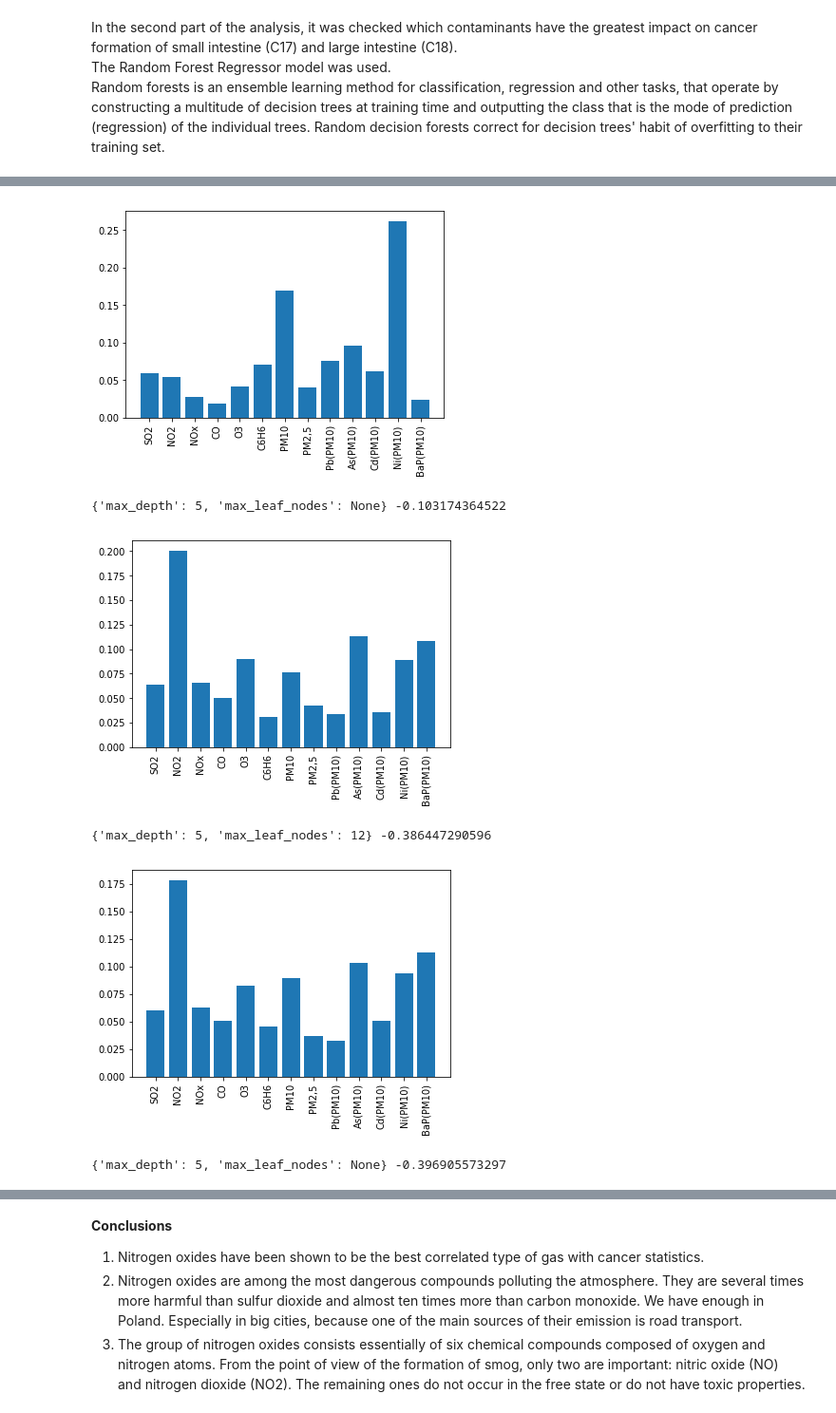
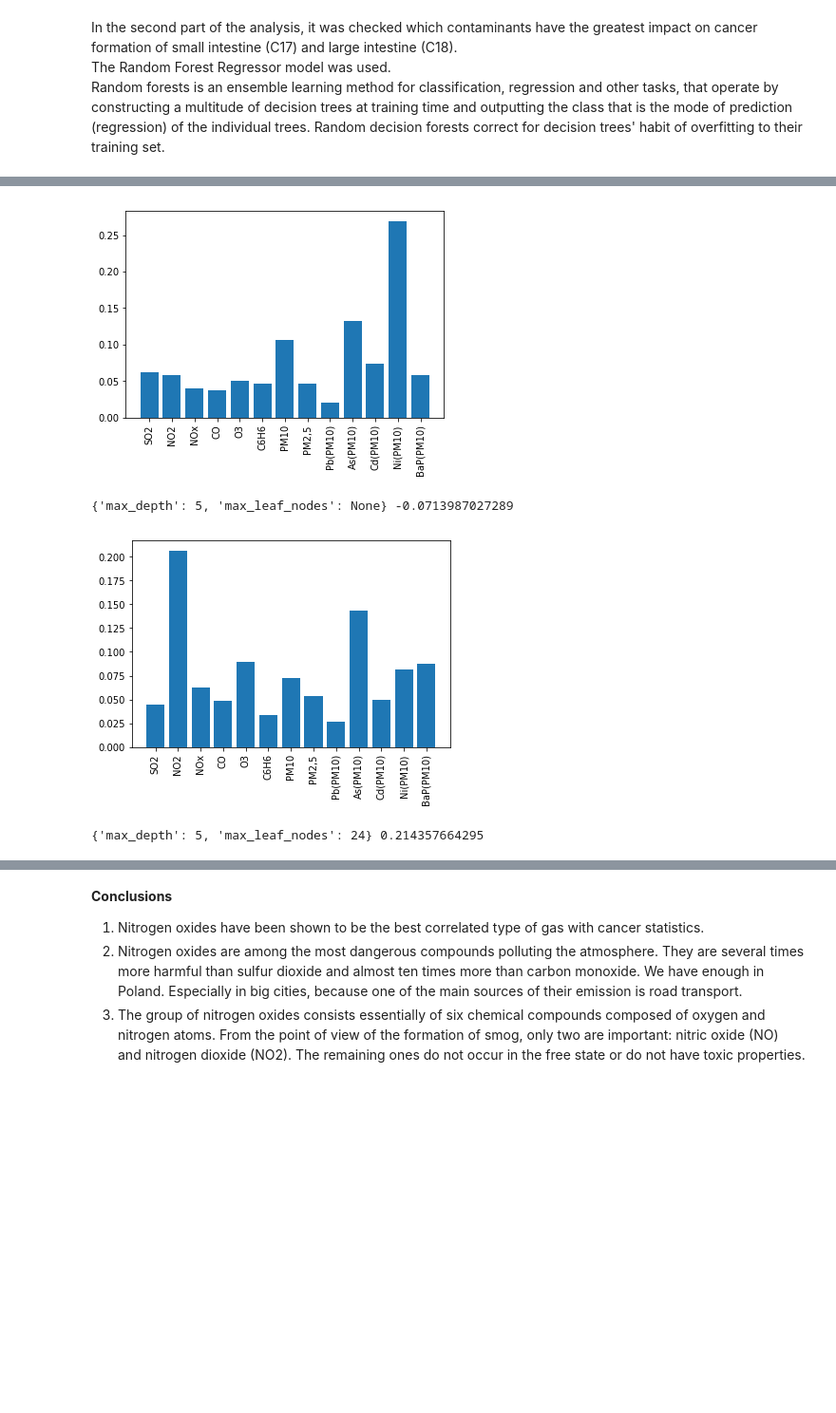
Before and after one commit to ntusnio/CV, a Jupyter notebook: Projekt rak.ipynb, the cells around one changed output, grey strips where cells are left out. Shown at 95% size. Drawn from its saved outputs; the diff is of its cells as text; code cells hidden in the pictures; blank space fills up the shorter version.

```diff
--- a/Projekt rak.ipynb
+++ b/Projekt rak.ipynb
@@ -284,29 +284,31 @@ df18=przygotuj_dane(18)
 # %%
 from sklearn.ensemble import RandomForestRegressor
 from sklearn.model_selection import GridSearchCV
+from sklearn.model_selection import train_test_split
+
 gazy=['SO2','NO2','NOx','CO','O3','C6H6','PM10','PM2,5','Pb(PM10)','As(PM10)','Cd(PM10)','Ni(PM10)','BaP(PM10)']
 x=np.arange(13)
-for df in [df17,df18,df17+df18]:
+for df in [df17,df18]:
     data=df.dropna()
 
     X=data.iloc[:,:-1]
     y=data.iloc[:,-1]
 
+    X_train,X_test,y_train,y_test=train_test_split(X,y)
+
     parameters={'max_depth':np.arange(5,20),
                 'max_leaf_nodes':list(np.arange(10,25))+[None]}
     regr=RandomForestRegressor(n_estimators=50,random_state=0)
     clf=GridSearchCV(regr,parameters)
-    clf.fit(X,y)
+    clf.fit(X_train,y_train)
 
     plt.bar(x,clf.best_estimator_.feature_importances_)
     plt.xticks(x,gazy,rotation=90)
     plt.show()
 
     print(clf.best_params_,clf.best_score_)
 # %% [output]
-[figure, old version]
+[figure, new version]
-{'max_depth': 5, 'max_leaf_nodes': None} -0.103174364522
+{'max_depth': 5, 'max_leaf_nodes': None} -0.0713987027289
-[figure, old version]
+[figure, new version]
-{'max_depth': 5, 'max_leaf_nodes': 12} -0.386447290596
+{'max_depth': 5, 'max_leaf_nodes': 24} 0.214357664295
-[figure, removed]
-{'max_depth': 5, 'max_leaf_nodes': None} -0.396905573297
```
Also changed, not shown: parts of 3 cells of this notebook.
